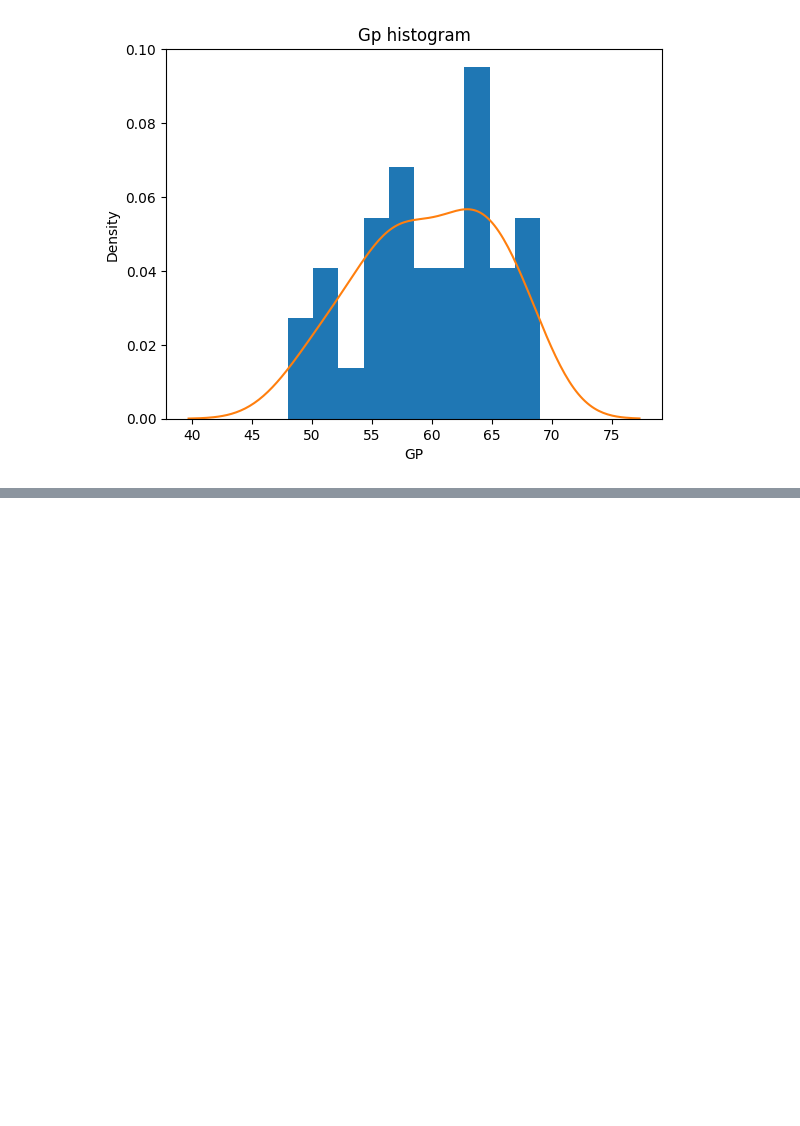
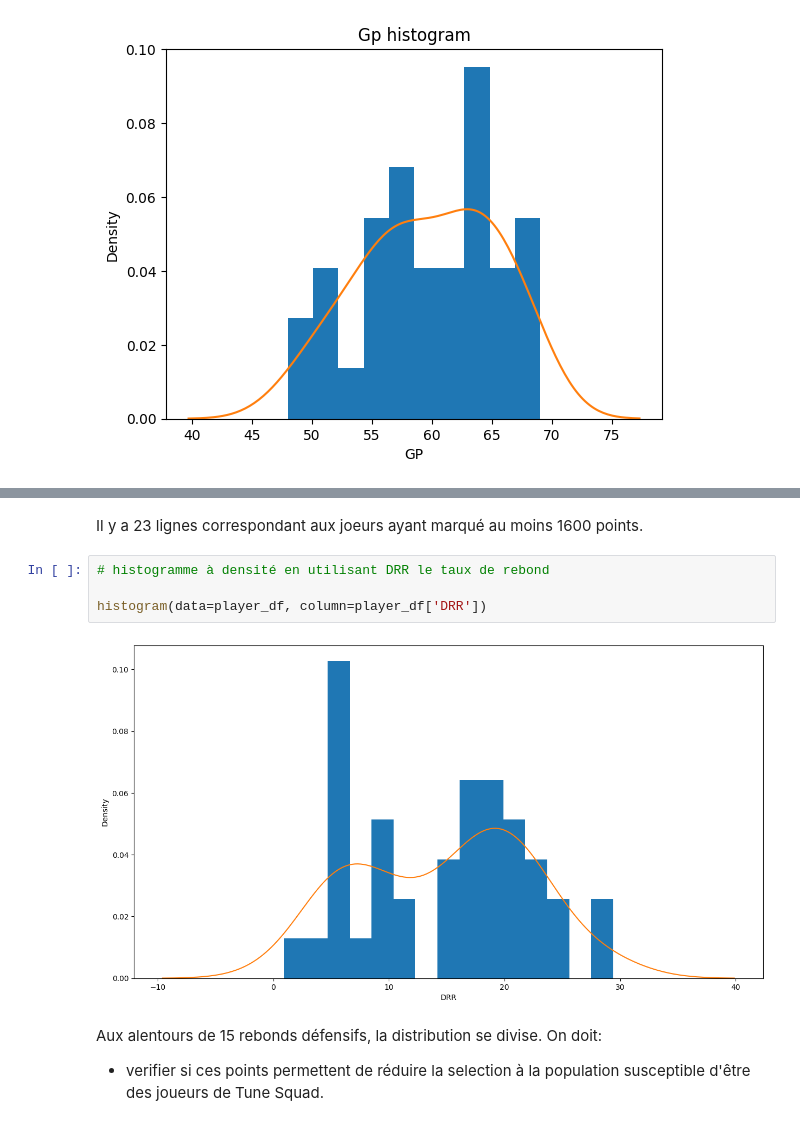
Before and after one commit to CHERIF2001/space-jam-ml, a Jupyter notebook: space-jam.ipynb, the cells around one changed output, grey strips where cells are left out. Drawn from its saved outputs; the diff is of its cells as text; blank space fills up the shorter version.

```diff
--- a/space-jam.ipynb
+++ b/space-jam.ipynb
@@ -389,0 +428,11 @@ TypeError: subplot() takes 1 or 3 positional arguments but 2 were given
+# %% [markdown]
+Il y a 23 lignes correspondant aux joeurs ayant marqué au moins 1600 points.
+# %%
+# histogramme à densité en utilisant DRR le taux de rebond
+
+histogram(data=player_df, column=player_df['DRR'])
+# %% [output]
+[figure, added]
+# %% [markdown]
+Aux alentours de 15 rebonds défensifs, la distribution se divise. On doit:
+- verifier si ces points permettent de réduire la selection à la population susceptible d'être des joueurs de Tune Squad.
```
Also changed, not shown: parts of 31 cells of this notebook, 1 other file.
